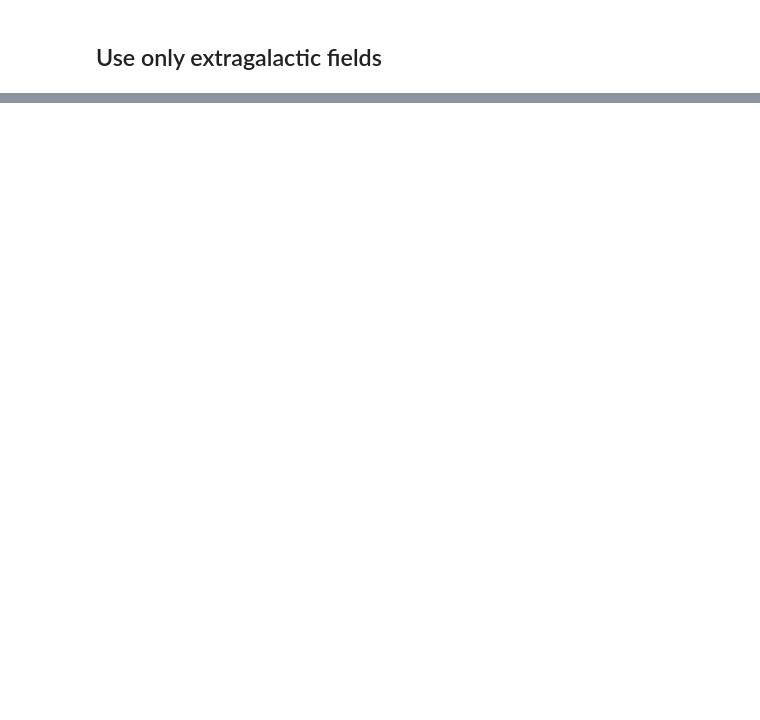
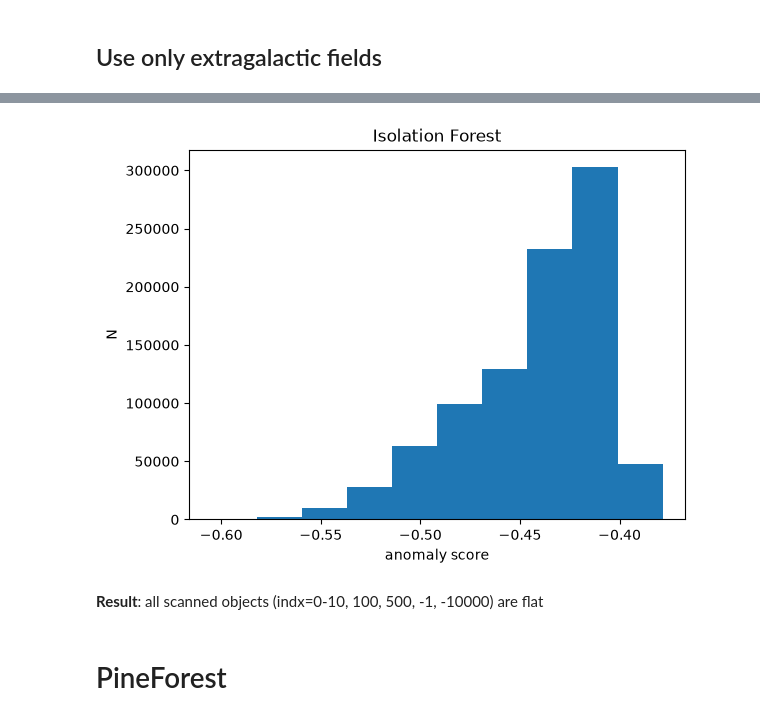
Before and after one commit to emilleishida/SNAD_IX, a Jupyter notebook: embeddings_exploratory.ipynb, the cells around one changed output, grey strips where cells are left out. Saved outputs shown, nothing was run; the diff lists cells and outputs as text; code cells hidden in the pictures; blank space fills up the shorter version.

```diff
--- a/embeddings_exploratory.ipynb
+++ b/embeddings_exploratory.ipynb
@@ -242,0 +112,18 @@ data_use.shape
+# %%
+data = pd.read_parquet('/media/snad/ztf_features/dr24-features_astra-clr_pretrained/embed_no_lc/embeddings_extragalactic_fields.parquet')
+# %%
+data_use = data['embedding_average']
+# %%
+data_input = np.array([data_use.iloc[i] for i in range(data_use.shape[0])])
+# %%
+model = IsolationForest(random_seed=42)
+model.fit(data_input)
+scores = model.score_samples(data_input)
+# %%
+plt.hist(scores)
+plt.xlabel('anomaly score')
+plt.ylabel('N')
+plt.title('Isolation Forest')
+plt.show()
+# %% [output]
+[figure, added]
@@ -242,0 +132,4 @@ data_use.shape
+# %% [markdown]
+**Result**: all scanned objects (indx=0-10, 100, 500, -1, -10000) are flat
+# %% [markdown]
+# PineForest
```
Also changed, not shown: parts of 43 cells of this notebook, 4 other files.
